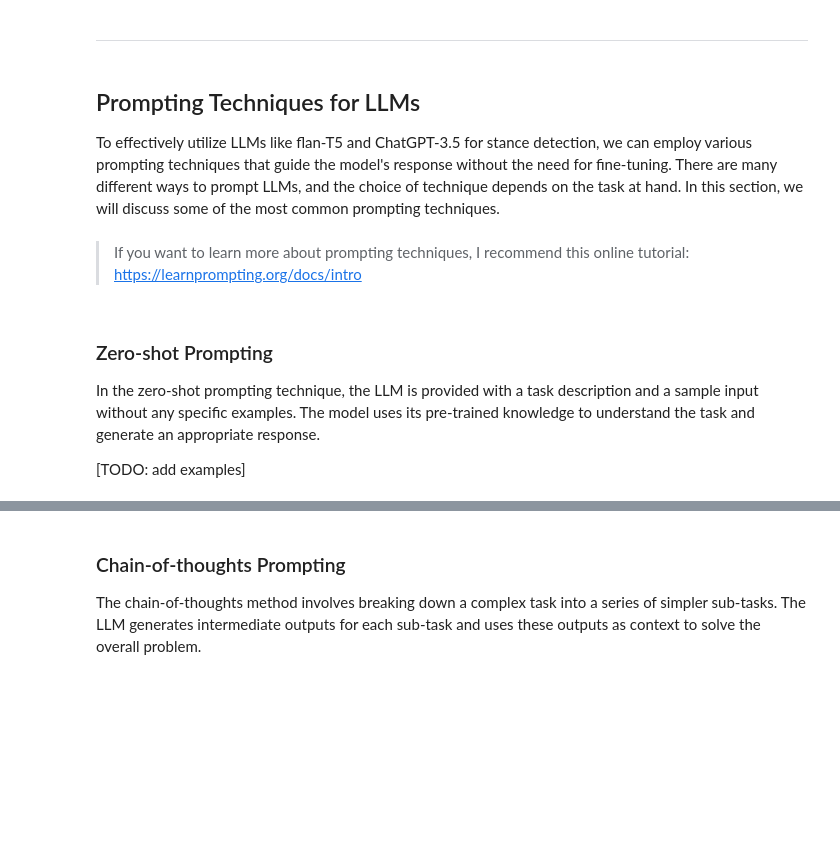
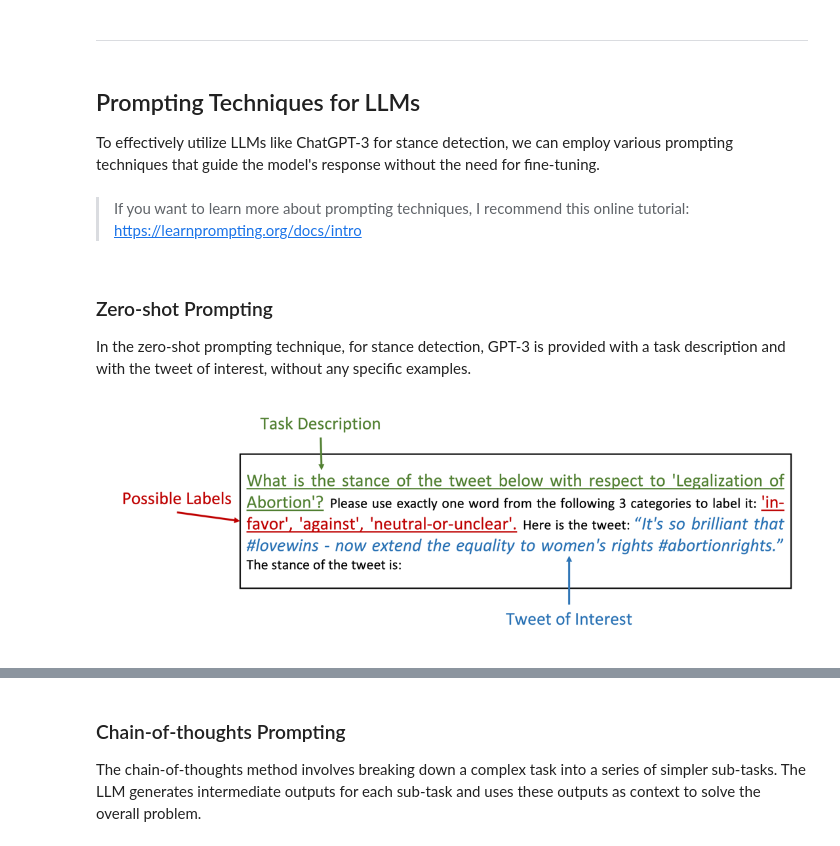
Before and after one commit to yunshiuan/prelim_stance_detection, a Jupyter notebook: llm-prompting_colab.ipynb, the cells around one changed output, grey strips where cells are left out. Cells and saved outputs as stored; diff of their text form; code cells hidden in the pictures; blank space fills up the shorter version.

```diff
--- a/llm-prompting_colab.ipynb
+++ b/llm-prompting_colab.ipynb
@@ -209,13 +209,15 @@ Prompt choice significantly impacts the model's performance, an I will dedicate
 
 ## Prompting Techniques for LLMs
 
-To effectively utilize LLMs like flan-T5 and ChatGPT-3.5 for stance detection, we can employ various prompting techniques that guide the model's response without the need for fine-tuning. There are many different ways to prompt LLMs, and the choice of technique depends on the task at hand. In this section, we will discuss some of the most common prompting techniques.
+To effectively utilize LLMs like ChatGPT-3 for stance detection, we can employ various prompting techniques that guide the model's response without the need for fine-tuning.
 # %% [markdown]
 > If you want to learn more about prompting techniques, I recommend this online tutorial: https://learnprompting.org/docs/intro
 # %% [markdown]
 
 ### Zero-shot Prompting
 
-In the zero-shot prompting technique, the LLM is provided with a task description and a sample input without any specific examples. The model uses its pre-trained knowledge to understand the task and generate an appropriate response.
-
-[TODO: add examples]
+In the zero-shot prompting technique, for stance detection, GPT-3 is provided with a task description and with the tweet of interest, without any specific examples.
+# %%
+display_resized_image_in_notebook("prompt_zero_shot_v1.png",0.3)
+# %% [output]
+[figure, added]
```
Also changed, not shown: parts of 6 cells of this notebook, 1 other file.
